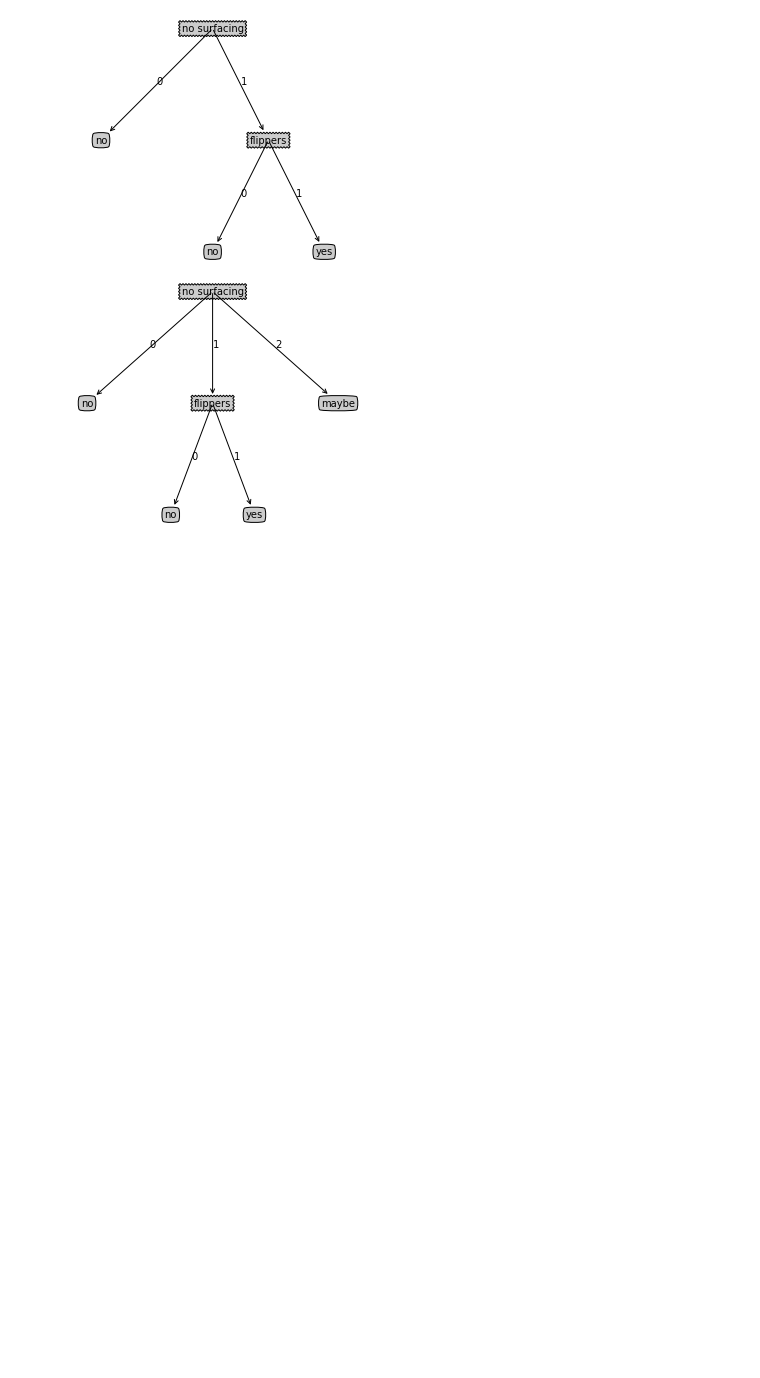
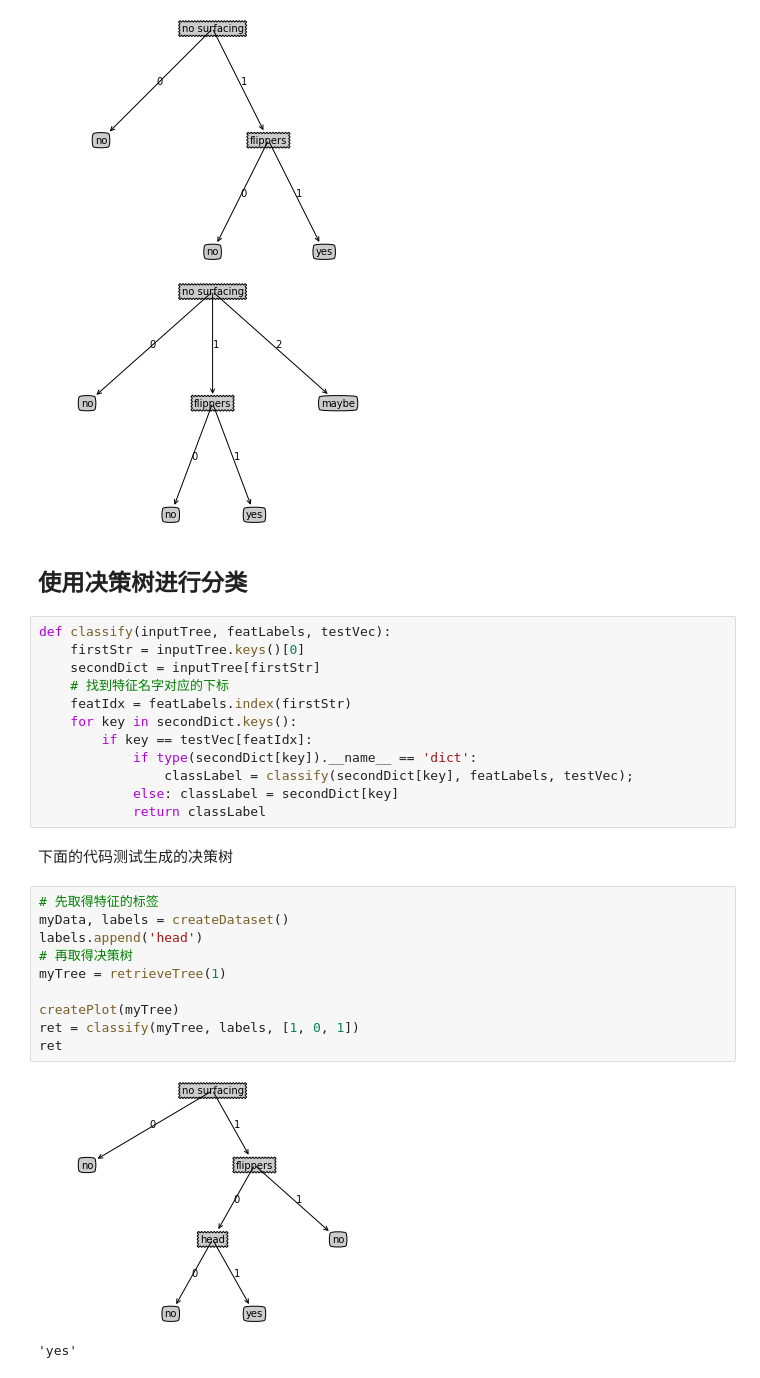
Before and after one commit to DragonFive/python_cv_AI_ML, a Jupyter notebook: ML_in_action/ch3-decision-tree.ipynb, the cells around one changed output. Drawn from its saved outputs; the diff is of its cells as text; blank space fills up the shorter version.

```diff
--- a/ML_in_action/ch3-decision-tree.ipynb
+++ b/ML_in_action/ch3-decision-tree.ipynb
@@ -269,3 +273,32 @@ createPlot(myTree)
 # %% [output]
 [figure]
 [figure]
+# %% [markdown]
+## 使用决策树进行分类
+# %%
+def classify(inputTree, featLabels, testVec):
+    firstStr = inputTree.keys()[0]
+    secondDict = inputTree[firstStr]
+    # 找到特征名字对应的下标
+    featIdx = featLabels.index(firstStr)
+    for key in secondDict.keys():
+        if key == testVec[featIdx]:
+            if type(secondDict[key]).__name__ == 'dict':
+                classLabel = classify(secondDict[key], featLabels, testVec);
+            else: classLabel = secondDict[key]
+            return classLabel
+# %% [markdown]
+下面的代码测试生成的决策树
+# %%
+# 先取得特征的标签
+myData, labels = createDataset()
+labels.append('head')
+# 再取得决策树
+myTree = retrieveTree(1)
+
+createPlot(myTree)
+ret = classify(myTree, labels, [1, 0, 1])
+ret
+# %% [output]
+[figure, added]
+'yes'
```
Also changed, not shown: parts of 6 cells of this notebook.
